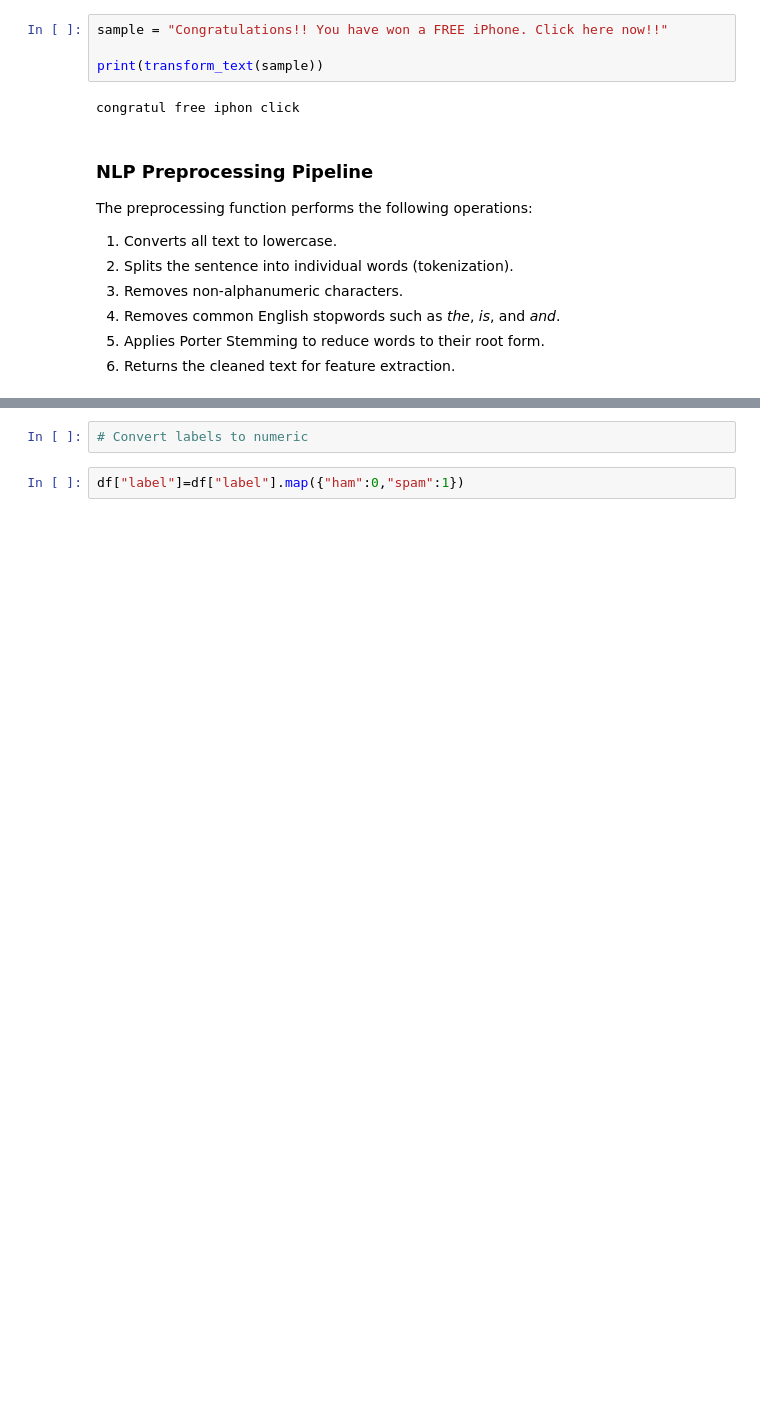
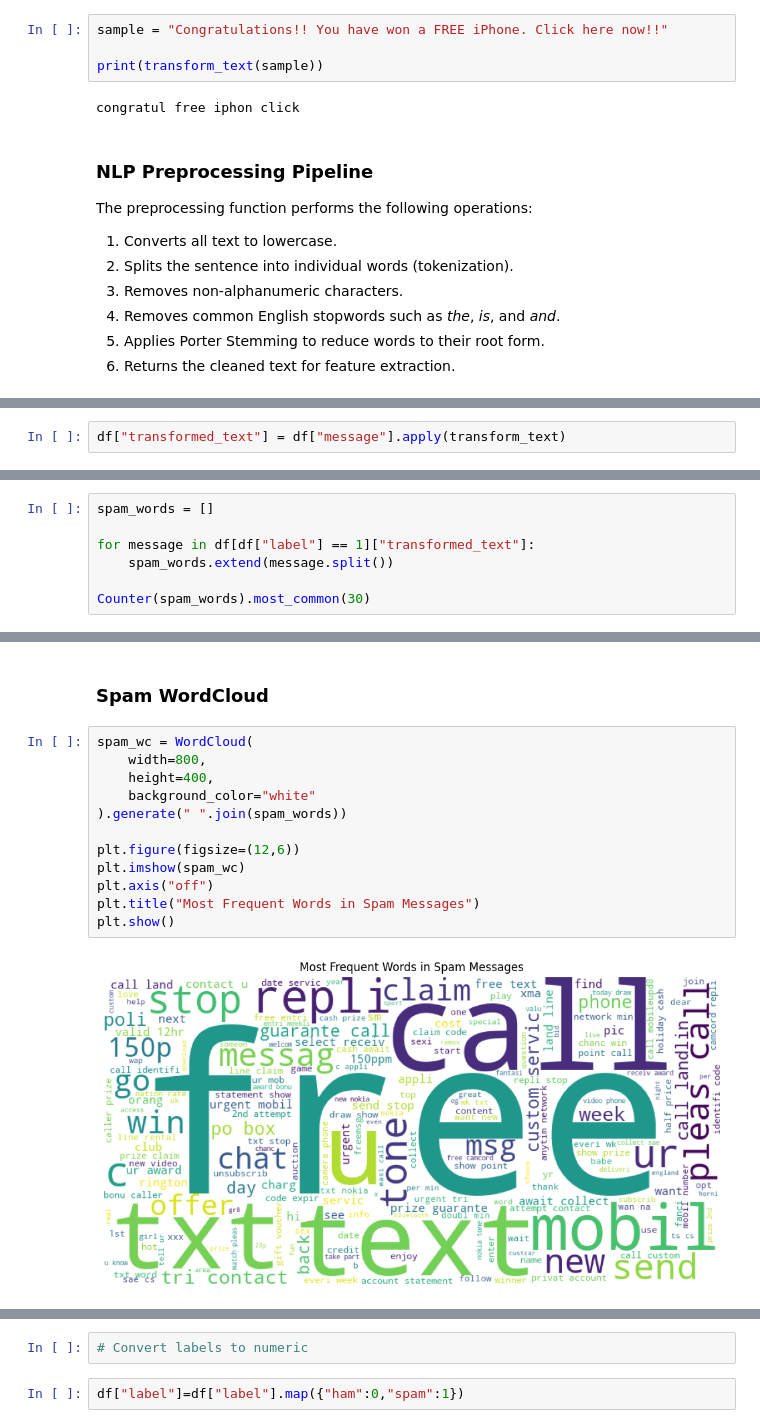
Before and after one commit to Shrawani-DS/spam-classifier-api, a Jupyter notebook: notebook/Spam_classifier.ipynb, the cells around one changed output, grey strips where cells are left out. Cells and saved outputs as stored; diff of their text form; blank space fills up the shorter version.

Commit message:
Implement text feature engineering and word cloud visualization

```diff
--- a/notebook/Spam_classifier.ipynb
+++ b/notebook/Spam_classifier.ipynb
@@ -291,0 +303,2 @@ The preprocessing function performs the following operations:
+# %%
+df["transformed_text"] = df["message"].apply(transform_text)
@@ -291,0 +323,7 @@ The preprocessing function performs the following operations:
+# %%
+spam_words = []
+
+for message in df[df["label"] == 1]["transformed_text"]:
+    spam_words.extend(message.split())
+
+Counter(spam_words).most_common(30)
@@ -291,0 +402,16 @@ The preprocessing function performs the following operations:
+# %% [markdown]
+### Spam WordCloud
+# %%
+spam_wc = WordCloud(
+    width=800,
+    height=400,
+    background_color="white"
+).generate(" ".join(spam_words))
+
+plt.figure(figsize=(12,6))
+plt.imshow(spam_wc)
+plt.axis("off")
+plt.title("Most Frequent Words in Spam Messages")
+plt.show()
+# %% [output]
+[figure, added]
```
Also changed, not shown: parts of 24 cells of this notebook.
